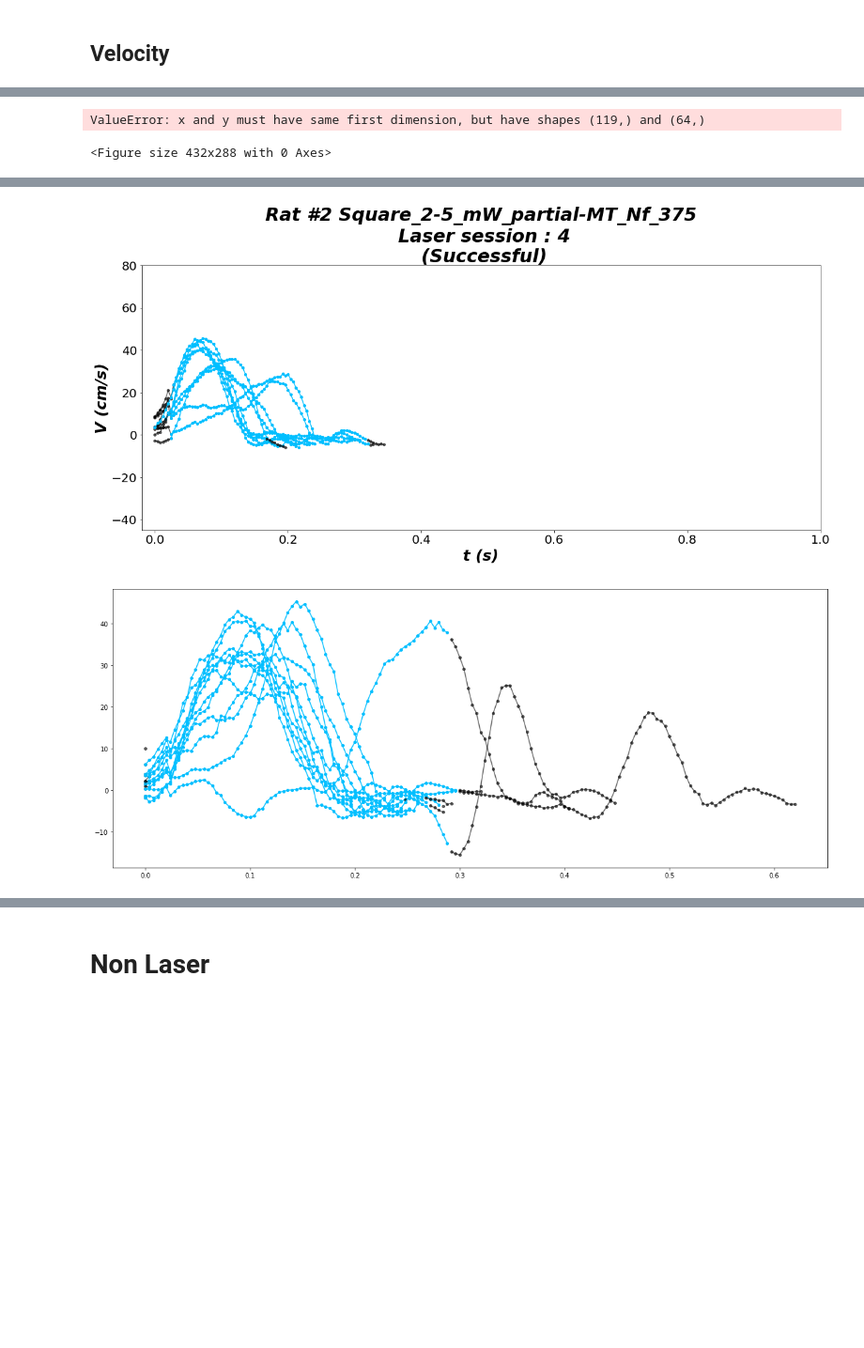
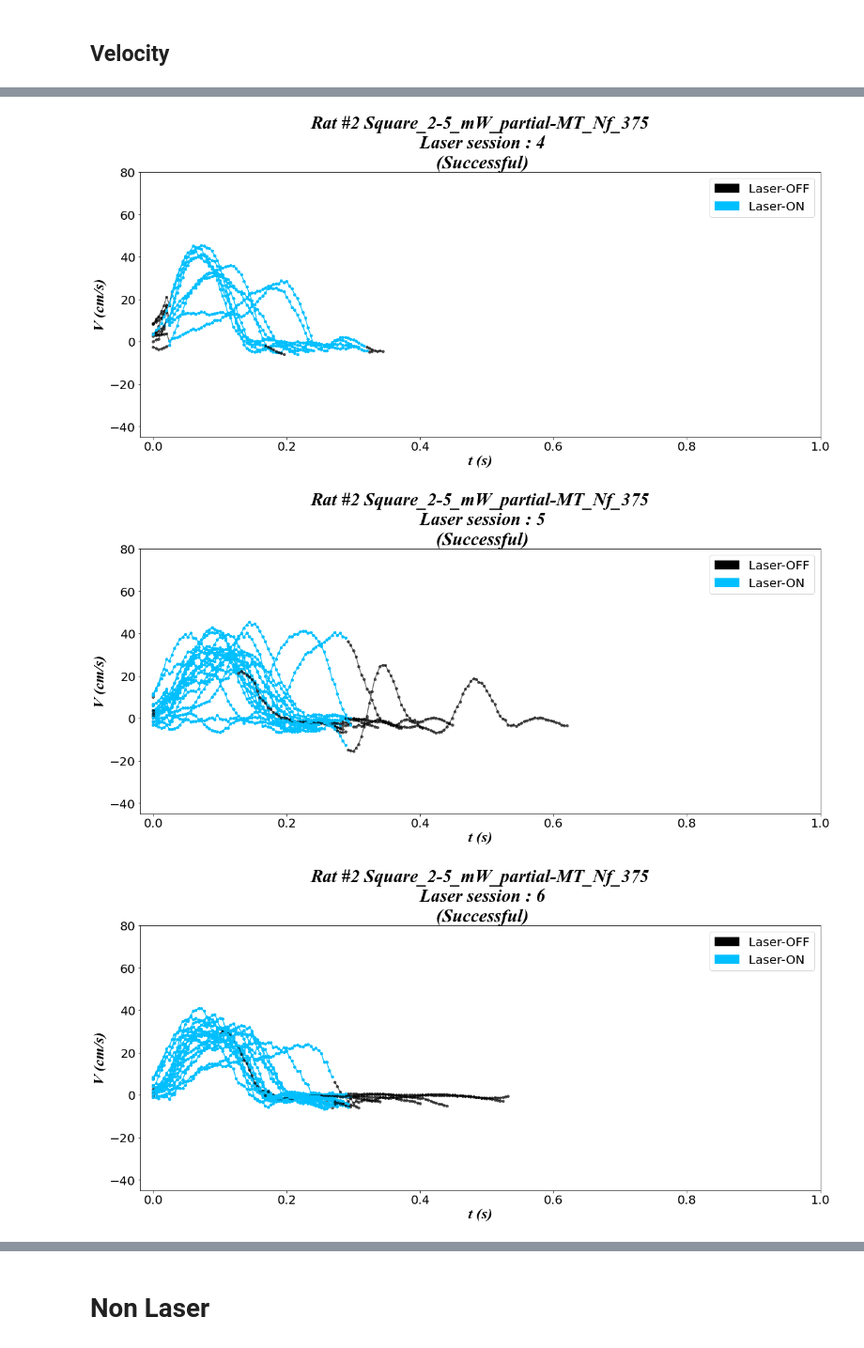
Before and after one commit to Shiva-A-Lindi/Behavioral-Analysis, a Jupyter notebook: Rat_lever/Behavior_analysis_Rat_lever.ipynb, the cells around one changed output, grey strips where cells are left out. Shown at 94% size. Drawn from its saved outputs; the diff is of its cells as text; code cells hidden in the pictures; blank space fills up the shorter version.

```diff
--- a/Rat_lever/Behavior_analysis_Rat_lever.ipynb
+++ b/Rat_lever/Behavior_analysis_Rat_lever.ipynb
@@ -2308,6 +2329,8 @@ folder = "Beta_10_mW_all-RT_Nf_375" ; exp_par = 'Laser_ChR2' ; frame_height = 40
 # non_laser = Non_Laser(session)
 
 cfg_sample,files_list_DLC, files_list_LED = find_all_files_same_protocol(os.path.join(pre_direct,exp_par), folder)
+where_plot= 0
+body_part = cfg_sample['body_part_list'][where_plot]
 all_sessions = extract_epochs_over_sessions(files_list_DLC,files_list_LED,folder,body_part, cfg_sample)
 write_pickle(os.path.join(pre_direct,'sessions.pickle'), all_sessions)
 unpickled = read_pickle(os.path.join(pre_direct,'sessions.pickle'))
@@ -2478,16 +2515,9 @@ def plot_laser_velocity(n,files_list_DLC,files_list_LED,path,folder,cfg):
     laser = Laser(session)
     failed = Failed(laser)
     successful = Successful(laser)
-    plt.figure(1)
     fig, ax = plt.subplots(nrows=1, ncols=1, figsize=(20, 8), sharey=True)
     for j in range (0,successful.n_trials):
         overall_ind, = np.where(successful.velocity_r[j,:] != cfg['velocity_mask'] )
-#         rgba_colors = np.zeros((4))
-#         rgba_colors[:-1] = np.random.random((3))
-#         rgba_colors[3] = 0.5
-#         time_series_overall = (np.arange(successful.pad_off_t[j],successful.got_reward_t[j])-successful.pad_off_t[j])/cfg['fps']
-#         plt.scatter(time_series_overall,successful.velocity_r[j,overall_ind], color = rgba_colors )
-#         plt.plot(time_series_overall,successful.velocity_r[j,overall_ind], color = rgba_colors[:-1],alpha = 0.1 )
         if successful.laser_start[j] < successful.pad_off_t[j]:
             laser_start = successful.pad_off_t[j]
         else:
@@ -2495,33 +2525,40 @@ def plot_laser_velocity(n,files_list_DLC,files_list_LED,path,folder,cfg):
         if successful.laser_duration[j]+successful.laser_start[j] > successful.got_reward_t[j]:
             laser_end = successful.got_reward_t[j]
         else:
-            laser_end = successful.laser_duration[j]+successful.laser_start[j]
+            laser_end = successful.laser_duration[j] + successful.laser_start[j]
         ind_bef = overall_ind[overall_ind <= laser_start]
         ind_aft = overall_ind[(overall_ind >= laser_end)]
-        time_series_bef = np.arange(laser_start-successful.pad_off_t[j]+1)/cfg['fps']
-        time_series_aft = np.arange(laser_end,overall_ind[-1]+1)/cfg['fps'] - successful.pad_off_t[j]/cfg['fps']
-        print(ind_aft, time_series_aft)
-        plt.plot(time_series_bef,successful.velocity_r[j,ind_bef],'-o', color = 'k',alpha = 0.6 , markersize = 4)
-        plt.plot(time_series_aft,successful.velocity_r[j,ind_aft],'-o', color = 'k',alpha = 0.6 , markersize = 4)
+        time_series_bef = np.arange(laser_start-successful.pad_off_t[j] + 1 ) / cfg['fps']
+        time_series_aft = ( np.arange(laser_end, overall_ind[-1] + 1 ) / cfg['fps'] -
+                                    successful.pad_off_t[j] / cfg['fps'] )
+        try:
+            ax.plot(time_series_bef,successful.velocity_r[j,ind_bef],'-o', color = 'k',alpha = 0.6 ,
+                     markersize = 4)
+            ax.plot(time_series_aft,successful.velocity_r[j,ind_aft],'-o', color = 'k',alpha = 0.6 , markersize = 4)
 
+        except ValueError as err:
+            print(err, "Velocities could not be computed, cannot be plotted for trial ")
         ind = np.arange(laser_start,laser_end,dtype = int)
-#         ind = np.intersect1d(ind,overall_ind)
+
         if len(ind) != 0: # it could be possible that the hand doesn't leave the pad during laser
             time_series_laser = (np.arange(laser_start,laser_end)-successful.pad_off_t[j])/cfg['fps']
-#             plt.plot(time_series_laser,successful.velocity_r[j,ind], c = 'navy', alpha = 0.5 )
-            plt.plot(time_series_laser,successful.velocity_r[j,ind],'-o', c = 'deepskyblue', alpha = 1 , markersize = 4)
+            ax.plot(time_series_laser,successful.velocity_r[j,ind],'-o', c = 'deepskyblue',
+                     alpha = 1 , markersize = 4)
 
-#     plt.axvspan(np.average(successful.laser_start)/cfg['fps']-np.average(successful.pad_off_t)/cfg['fps'],
-#         np.average(successful.laser_start)/cfg['fps']+ np.average(successful.laser_duration)/cfg['fps']-np.average(successful.pad_off_t)/cfg['fps'], alpha=0.2, color='lightskyblue')
-    plt.title("Rat #"+str(rat_no)+" "+folder+"\n Laser session : "+str(n+1)+"\n (Successful)").set_fontproperties(font)
-    plt.ylabel("V (cm/s)").set_fontproperties(font_label)
-    plt.xlabel("t (s)").set_fontproperties(font_label)
-#     plt.legend(fontsize = 10)
-    plt.xlim(-0.02,1.)
-    plt.ylim(-45,80)
+    ax.set_title("Rat #" + str(rat_no)+ " " + folder + "\n Laser session : "
+              + str(n+1) + "\n (Successful)").set_fontproperties(font)
+
+    ax.set_ylabel("V (cm/s)").set_fontproperties(font_label)
+    ax.set_xlabel("t (s)").set_fontproperties(font_label)
+    black_patch = mpatches.Patch(color='k', label='Laser-OFF')
+    blue_patch = mpatches.Patch(color='deepskyblue', label='Laser-ON')
+    ax.legend(handles=[black_patch, blue_patch], fontsize = 20)
+    ax.set_xlim(-0.02,1.)
+    ax.set_ylim(-45,80)
     set_ticks(ax)
-    plt.savefig(os.path.join(pre_direct, 'Subplots','Velocity_Rat_'+str(rat_no)+'_'+folder+'_session = '+str(n+1)+
-                     '.png'),bbox_inches='tight',orientation='landscape',dpi=200)
+    fig.savefig(os.path.join(pre_direct, 'Subplots','Velocity_Rat_' + str(rat_no)+
+                             '_'+folder+'_session = '+str(n+1)+'.png'),
+                bbox_inches='tight',orientation='landscape',dpi=200)
 
 
 rat_no = 2;
@@ -2558,2 +2594,0 @@ n trials =  42
-ValueError: x and y must have same first dimension, but have shapes (119,) and (64,)
-<Figure size 432x288 with 0 Axes>
@@ -2563,2 +2598,3 @@ ValueError: x and y must have same first dimension, but have shapes (119,) and (
-[figure, old version]
+[figure, new version]
-[figure, old version]
+[figure, new version]
+[figure, added]
```
Also changed, not shown: parts of 21 cells of this notebook.
